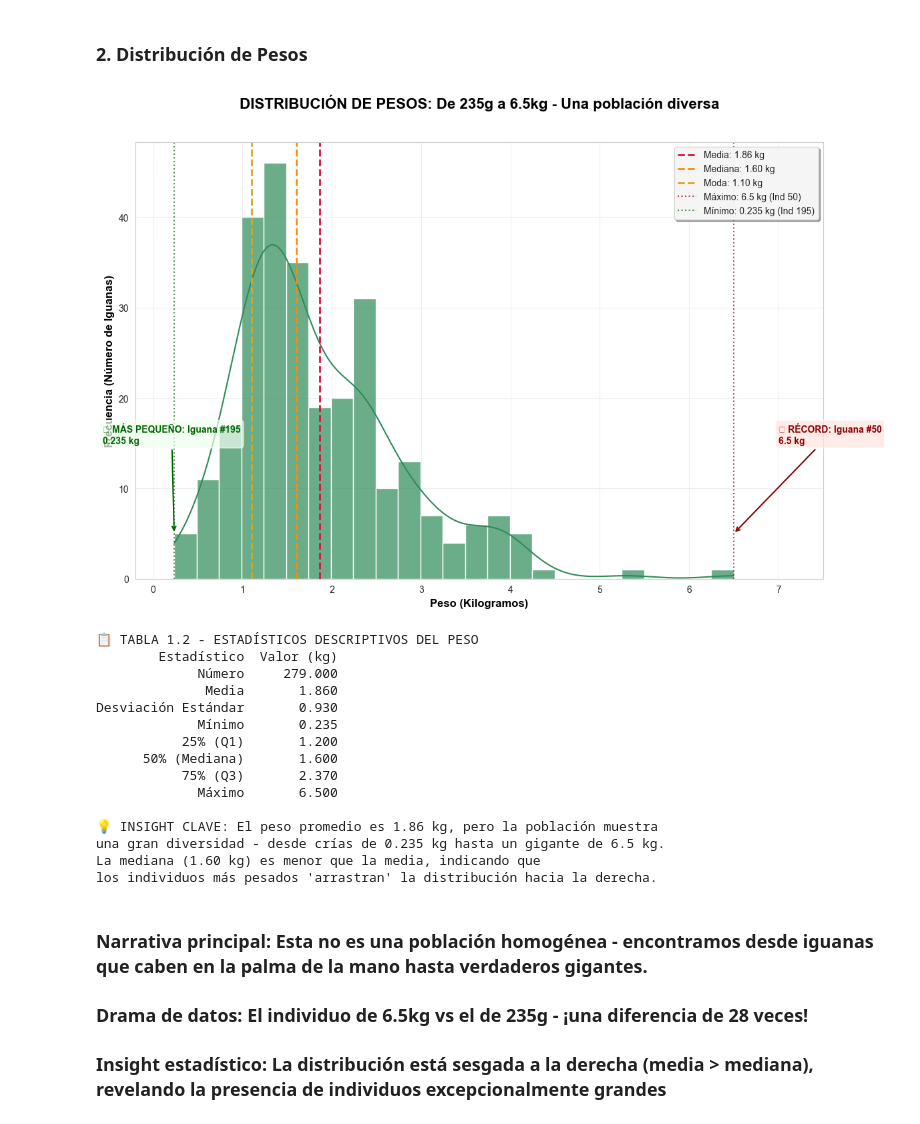
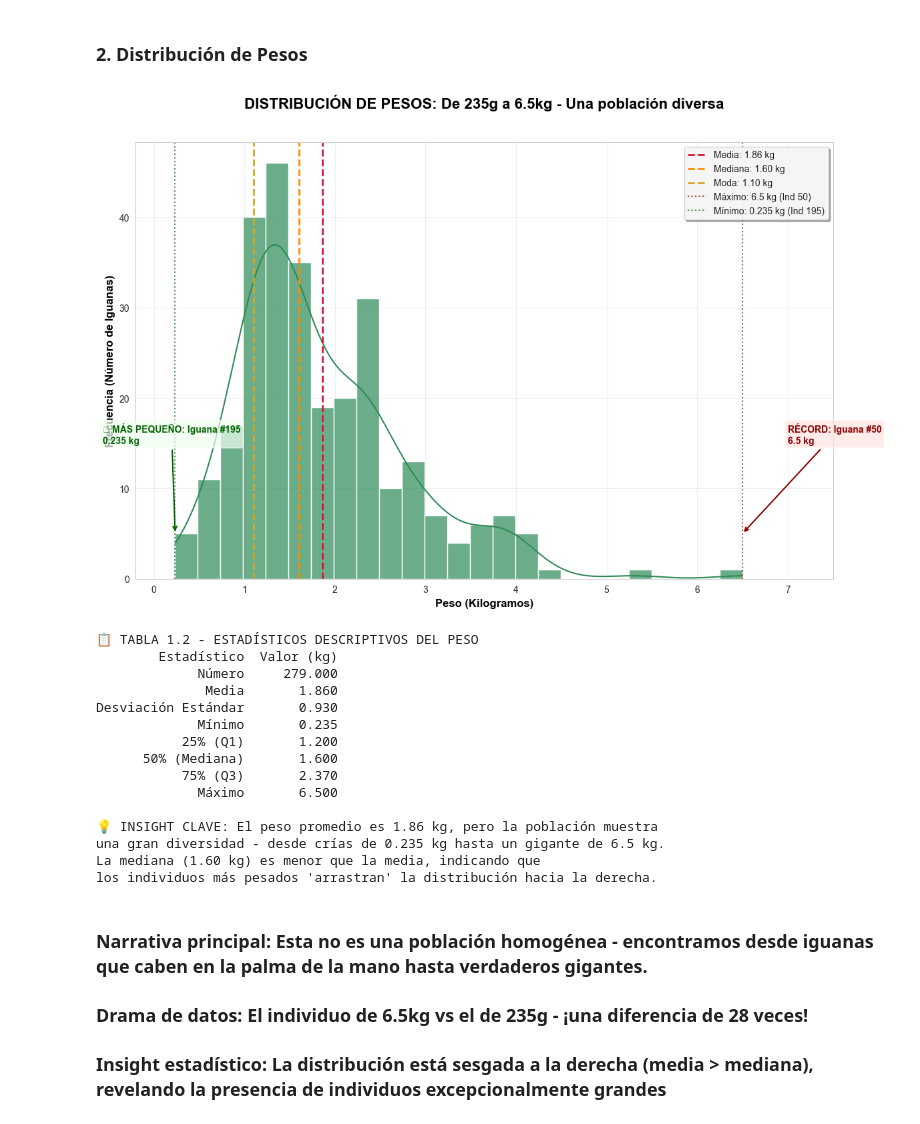
Before and after one commit to Marbinseca/Iguanas, a Jupyter notebook: especies.ipynb, the cells around one changed output. Drawn from its saved outputs; the diff is of its cells as text; code cells hidden in the pictures.

```diff
--- a/especies.ipynb
+++ b/especies.ipynb
@@ -167,7 +200,7 @@ plt.xlabel('Peso (Kilogramos)', fontsize=12, fontweight='bold', color='black')
 plt.ylabel('Frecuencia (Número de Iguanas)', fontsize=12, fontweight='bold', color='black')
 
 # Añadir anotaciones narrativas
-plt.annotate(f'💎 RÉCORD: Iguana #{ind_max}\n{peso_max} kg',
+plt.annotate(f'RÉCORD: Iguana #{ind_max}\n{peso_max} kg',
              xy=(peso_max, 5), xytext=(peso_max+0.5, 15),
              arrowprops=dict(arrowstyle='->', color='#8B0000', lw=1.5),
              fontsize=10, fontweight='bold', color='#8B0000',
@@ -188,34 +221,34 @@ plt.grid(True, alpha=0.3)
 
 # Ajustar límites para mejor visualización
 plt.xlim(-0.2, 7.5)
 
 plt.tight_layout()
 plt.show()
 
 # Tabla de estadísticos descriptivos
 print("📋 TABLA 1.2 - ESTADÍSTICOS DESCRIPTIVOS DEL PESO")
 estadisticos_peso = df['Peso_Kg'].describe()
 tabla_estadisticos = pd.DataFrame({
     'Estadístico': ['Número', 'Media', 'Desviación Estándar', 'Mínimo',
                    '25% (Q1)', '50% (Mediana)', '75% (Q3)', 'Máximo'],
     'Valor (kg)': [estadisticos_peso['count'],
                   round(estadisticos_peso['mean'], 2),
                   round(estadisticos_peso['std'], 2),
                   estadisticos_peso['min'],
                   round(estadisticos_peso['25%'], 2),
                   round(estadisticos_peso['50%'], 2),
                   round(estadisticos_peso['75%'], 2),
                   estadisticos_peso['max']]
 })
 print(tabla_estadisticos.to_string(index=False))
 
 # Insight narrativo
 print(f"\n💡 INSIGHT CLAVE: El peso promedio es {media_peso:.2f} kg, pero la población muestra ")
 print(f"una gran diversidad - desde crías de {peso_min} kg hasta un gigante de {peso_max} kg.")
 print(f"La mediana ({mediana_peso:.2f} kg) es menor que la media, indicando que")
 print(f"los individuos más pesados 'arrastran' la distribución hacia la derecha.")
 # %% [output]
-[figure, old version]
+[figure, new version]
 📋 TABLA 1.2 - ESTADÍSTICOS DESCRIPTIVOS DEL PESO
         Estadístico  Valor (kg)
              Número     279.000
```
Also changed, not shown: parts of 16 cells of this notebook, 3 other files.
